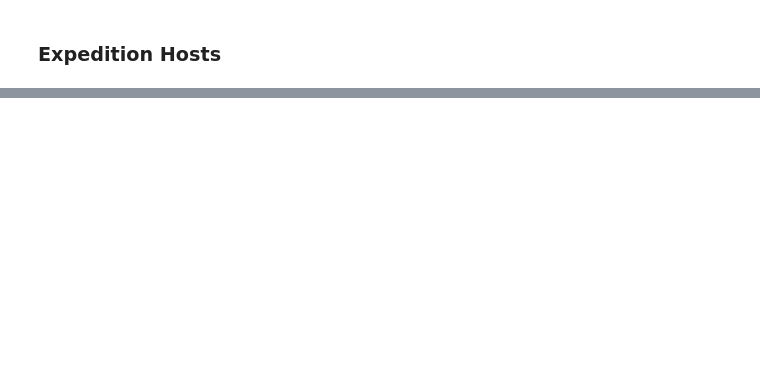
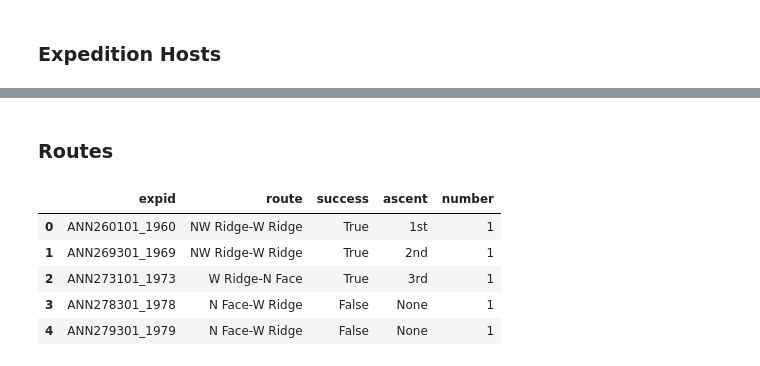
Before and after one commit to bastien-winant/himalayan-db-ingest, a Jupyter notebook: scripts/expeditions.ipynb, the cells around one changed output, grey strips where cells are left out. Saved outputs shown, nothing was run; the diff lists cells and outputs as text; code cells hidden in the pictures; blank space fills up the shorter version.

```diff
--- a/scripts/expeditions.ipynb
+++ b/scripts/expeditions.ipynb
@@ -73,0 +103,2 @@ df = update_country_list(df, 'host')
+# %% [markdown]
+### Routes
@@ -73,0 +111,29 @@ df = update_country_list(df, 'host')
+# %%
+df_route_2 = df.loc[
+	df.route2.notna() | df.success2.notna() | df.ascent2.notna(),
+	['expid', 'route2', 'success2', 'ascent2']]\
+	.rename({'route2': 'route', 'success2': 'success', 'ascent2': 'ascent'}, axis=1)
+df_route_2['number'] = 2
+# %%
+df_route_3 = df.loc[
+	df.route3.notna() | df.success3.notna() | df.ascent3.notna(),
+	['expid', 'route3', 'success3', 'ascent3']]\
+	.rename({'route3': 'route', 'success3': 'success', 'ascent3': 'ascent'}, axis=1)
+df_route_3['number'] = 3
+# %%
+df_route_4 = df.loc[
+	df.route4.notna() | df.success4.notna() | df.ascent4.notna(),
+	['expid', 'route4', 'success4', 'ascent4']]\
+	.rename({'route4': 'route', 'success4': 'success', 'ascent4': 'ascent'}, axis=1)
+df_route_4['number'] = 4
+# %%
+df_routes = pd.concat([df_route_1, df_route_2, df_route_3, df_route_4], ignore_index=True)
+# %%
+df_routes.head()
+# %% [output]
+|  | expid | route | success | ascent | number |
+| 0 | ANN260101_1960 | NW Ridge-W Ridge | True | 1st | 1 |
+| 1 | ANN269301_1969 | NW Ridge-W Ridge | True | 2nd | 1 |
+| 2 | ANN273101_1973 | W Ridge-N Face | True | 3rd | 1 |
+| 3 | ANN278301_1978 | N Face-W Ridge | False | None | 1 |
+| 4 | ANN279301_1979 | N Face-W Ridge | False | None | 1 |
```
Also changed, not shown: parts of 14 cells of this notebook, 2 other files.
